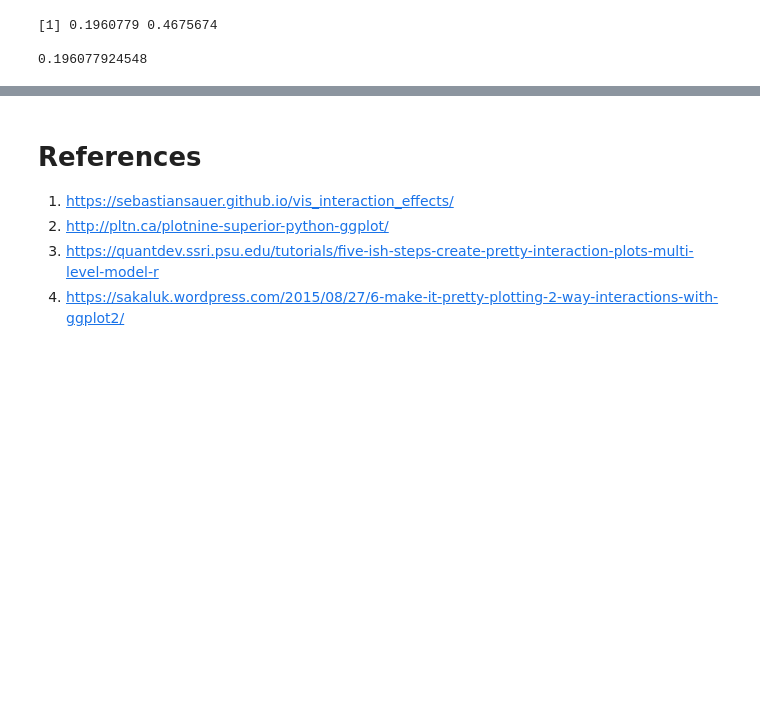
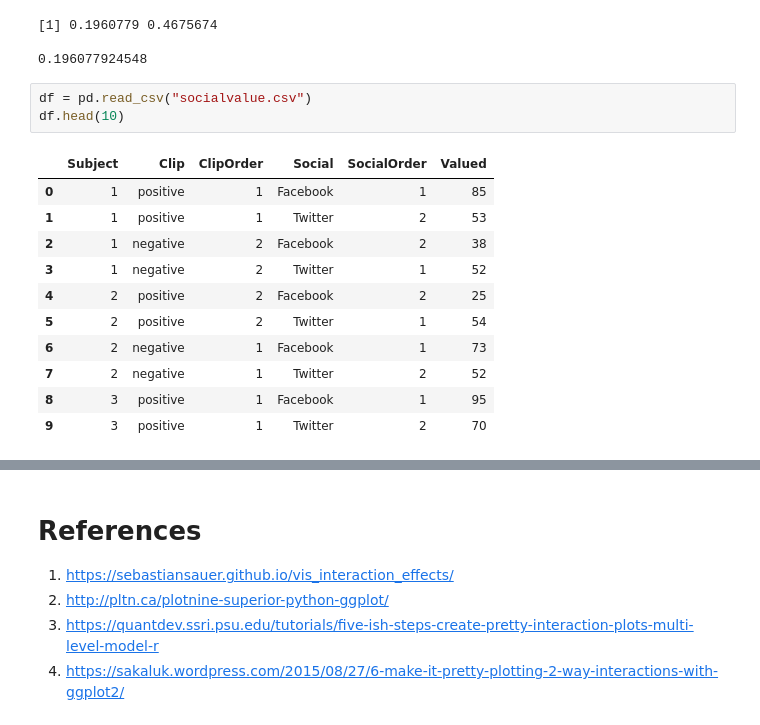
Before and after one commit to roland-hochmuth/designexperiments, a Jupyter notebook: week-7.ipynb, the cells around one changed output, grey strips where cells are left out. Cells and saved outputs as stored; diff of their text form; blank space fills up the shorter version.

```diff
--- a/week-7.ipynb
+++ b/week-7.ipynb
@@ -296,3 +298,18 @@ print min(pvals_corrected)
 [1] 0.1960779 0.4675674
 
 0.196077924548
+# %%
+df = pd.read_csv("socialvalue.csv")
+df.head(10)
+# %% [output]
+|  | Subject | Clip | ClipOrder | Social | SocialOrder | Valued |
+| 0 | 1 | positive | 1 | Facebook | 1 | 85 |
+| 1 | 1 | positive | 1 | Twitter | 2 | 53 |
+| 2 | 1 | negative | 2 | Facebook | 2 | 38 |
+| 3 | 1 | negative | 2 | Twitter | 1 | 52 |
+| 4 | 2 | positive | 2 | Facebook | 2 | 25 |
+| 5 | 2 | positive | 2 | Twitter | 1 | 54 |
+| 6 | 2 | negative | 1 | Facebook | 1 | 73 |
+| 7 | 2 | negative | 1 | Twitter | 2 | 52 |
+| 8 | 3 | positive | 1 | Facebook | 1 | 95 |
+| 9 | 3 | positive | 1 | Twitter | 2 | 70 |
```
Also changed, not shown: parts of 14 cells of this notebook.
